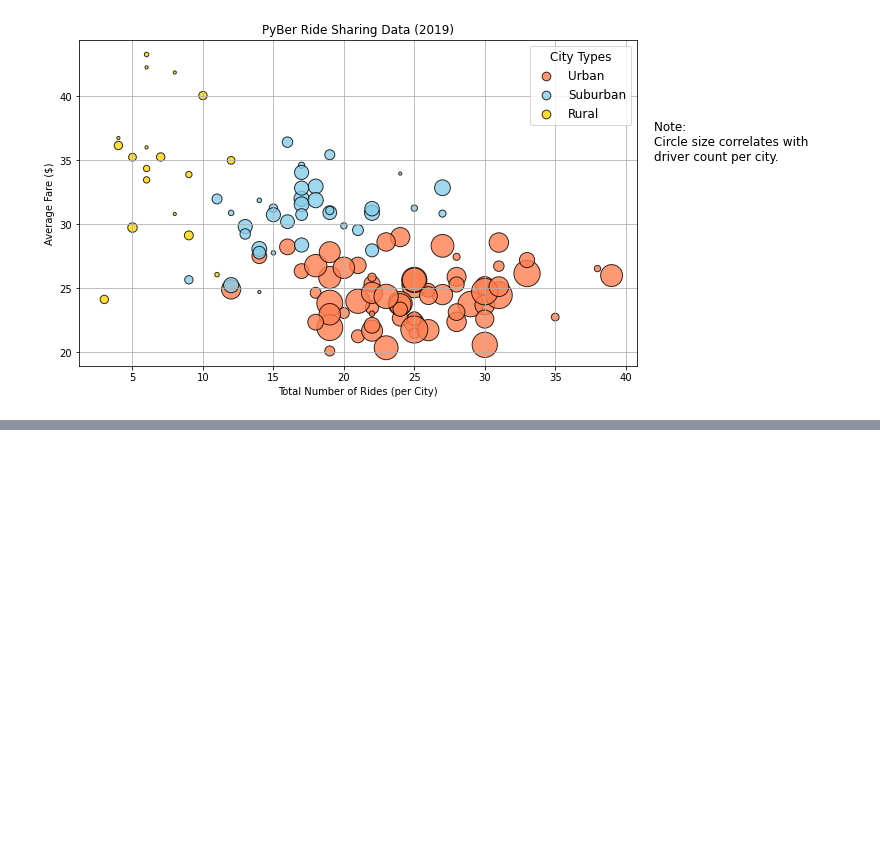
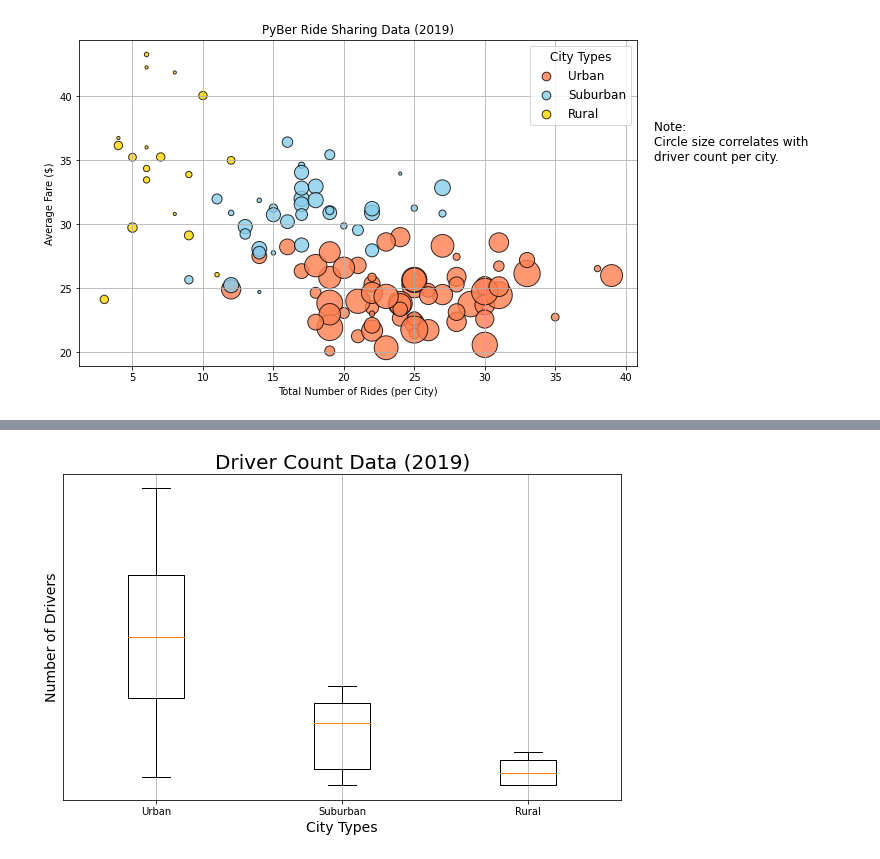
Before and after one commit to CYLaiMDPhD/PyBer_Rideshare_Analysis, a Jupyter notebook: PyBer.ipynb, the cells around one changed output, grey strips where cells are left out. Cells and saved outputs as stored; diff of their text form; code cells hidden in the pictures; blank space fills up the shorter version.

Commit message:
Updated files through Module 5.4 exercises.

```diff
--- a/PyBer.ipynb
+++ b/PyBer.ipynb
@@ -357,0 +536,7 @@ plt.show()
+# %%
+# Summary statistics for driver counts by city and city type
+# Note: Module instructions say to use urban_cities_df, which filtered from a MERGED data set.
+# Each row in urban_cities_df is a ride. There may be multiple rides in the same city, which would give multiple entries of the same driver count.
+# This calculation will not give the most accurate driver count.
+urban_drivers = urban_cities_df["driver_count"]
+urban_drivers
@@ -357,0 +586,9 @@ plt.show()
+# %%
+# Create series of driver counts for suburban and rural cities.
+# Module instructions:
+suburban_drivers = suburban_cities_df["driver_count"]
+rural_drivers = rural_cities_df["driver_count"]
+
+# Alternate method using city_data_df:
+suburban_drivers2=city_data_df.loc[city_data_df["type"]=="Suburban", "driver_count"]
+rural_drivers2=city_data_df.loc[city_data_df["type"]=="Rural", "driver_count"]
@@ -357,0 +715,21 @@ plt.show()
+# %%
+# Create box and whisker plots for driver counts in cities
+# Note: using data calculated from module instructions
+x_labels = ["Urban", "Suburban", "Rural"]
+drivers_data =[urban_drivers, suburban_drivers, rural_drivers]
+
+AllCitiesDriversBox,ax3 = plt.subplots(figsize=(10,6))
+
+ax3.boxplot(drivers_data, labels = x_labels)
+
+# Annotations
+ax3.set_title("Driver Count Data (2019)", fontsize=20)
+ax3.set_ylabel("Number of Drivers", fontsize=14)
+ax3.set_xlabel("City Types", fontsize=14)
+ax3.set_yticks(np.arange(0,00, step=5))
+ax3.grid()
+
+#plt.savefig("Analysis/Fig4.png")
+plt.show()
+# %% [output]
+[figure, added]
```
Also changed, not shown: parts of 31 cells of this notebook, 3 other files.
